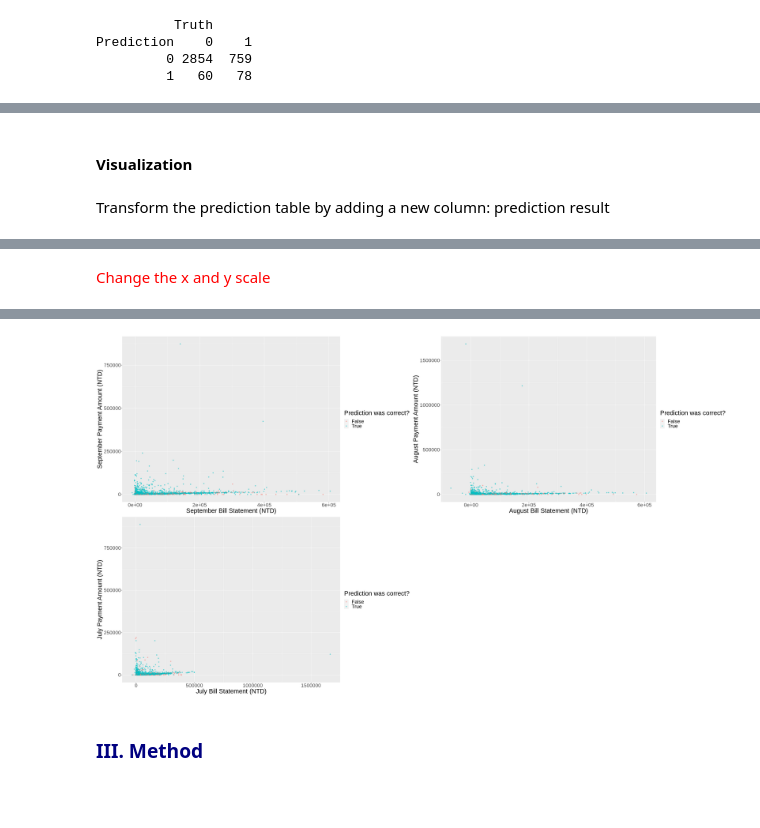
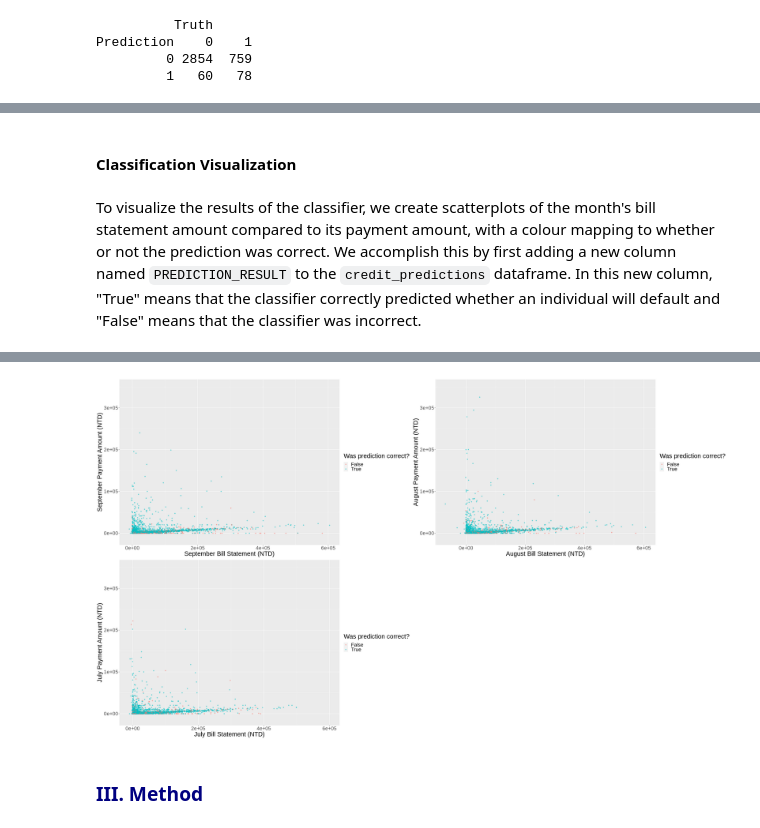
Before and after one commit to steph-feng/DSCI-100-Group-85, a Jupyter notebook: Jessie_Visual_Code.ipynb, the cells around one changed output, grey strips where cells are left out. Drawn from its saved outputs; the diff is of its cells as text; code cells hidden in the pictures; blank space fills up the shorter version.

```diff
--- a/Jessie_Visual_Code.ipynb
+++ b/Jessie_Visual_Code.ipynb
@@ -358,6 +379,6 @@ Prediction    0    1
 # %% [markdown]
-#### <font color='fushsia'> Visualization </font>
+#### <font color='fushsia'> Classification Visualization </font>
-# %% [markdown]
-Transform the prediction table by adding a new column: prediction result
+# %% [markdown]
+To visualize the results of the classifier, we create scatterplots of the month's bill statement amount compared to its payment amount, with a colour mapping to whether or not the prediction was correct. We accomplish this by first adding a new column named `PREDICTION_RESULT` to the `credit_predictions` dataframe. In this new column, "True" means that the classifier correctly predicted whether an individual will default and "False" means that the classifier was incorrect.
 # %%
 credit_predictions_result <- credit_predictions |>
@@ -374,38 +395,41 @@ A tibble: 3751 × 27
 | 0 | 28112 | 210000 | 2 | 2 | 1 | 36 | 0 | 0 | 0 | ⋯ | ... |
 | 0 | 25109 | 230000 | 1 | 2 | 1 | 60 | 0 | 0 | 0 | ⋯ | ... |
 | 0 | 29335 | 100000 | 1 | 1 | 2 | 27 | 0 | 0 | 0 | ⋯ | ... |
-# %% [markdown]
-<font color='red'> Change the x and y scale </red>
 # %%
 #VISUALIZATION
 
 options(repr.plot.width = 35, repr.plot.height = 20)
 
 sept_bill_vs_payment_result <- credit_predictions_result |>
-ggplot(aes(x = BILL_SEPT, y = PAY_SEPT, color = PREDICTION_RESULT)) +
-geom_point(alpha = 0.5) +
-labs(x = "September Bill Statement (NTD)",
-     y = "September Payment Amount (NTD)",
-     color = "Prediction was correct?") +
-theme(text = element_text(size = 25))
+                               ggplot(aes(x = BILL_SEPT, y = PAY_SEPT, color = PREDICTION_RESULT)) +
+                               geom_point(alpha = 0.5) +
+                               labs(x = "September Bill Statement (NTD)",
+                                    y = "September Payment Amount (NTD)",
+                                    color = "Was prediction correct?") +
+                               ylim(c(-10000, 350000)) +
+                               theme(text = element_text(size = 25))
 
 aug_bill_vs_payment_result <- credit_predictions_result |>
-ggplot(aes(x = BILL_AUG, y = PAY_AUG, color = PREDICTION_RESULT)) +
-geom_point(alpha = 0.5) +
-labs(x = "August Bill Statement (NTD)",
-     y = "August Payment Amount (NTD)",
-     color = "Prediction was correct?") +
-theme(text = element_text(size = 25))
+                              ggplot(aes(x = BILL_AUG, y = PAY_AUG, color = PREDICTION_RESULT)) +
+                              geom_point(alpha = 0.5) +
+                              labs(x = "August Bill Statement (NTD)",
+                                   y = "August Payment Amount (NTD)",
+                                   color = "Was prediction correct?") +
+                              ylim(c(-10000, 350000)) +
+                              theme(text = element_text(size = 25))
 
 july_bill_vs_payment_result <- credit_predictions_result |>
-ggplot(aes(x = BILL_JUL, y = PAY_JUL, color = PREDICTION_RESULT)) +
-geom_point(alpha = 0.5) +
-labs(x = "July Bill Statement (NTD)",
-     y = "July Payment Amount (NTD)",
-     color = "Prediction was correct?") +
-theme(text = element_text(size = 25))
+                               ggplot(aes(x = BILL_JUL, y = PAY_JUL, color = PREDICTION_RESULT)) +
+                               geom_point(alpha = 0.5) +
+                               labs(x = "July Bill Statement (NTD)",
+                                    y = "July Payment Amount (NTD)",
+                                    color = "Was prediction correct?") +
+                               xlim(c(-10000, 600000)) +
+                               ylim(c(-10000, 350000)) +
+                               theme(text = element_text(size = 25))
 
-plot_grid(sept_bill_vs_payment_result, aug_bill_vs_payment_result,
+plot_grid(sept_bill_vs_payment_result,
+          aug_bill_vs_payment_result,
           july_bill_vs_payment_result,
           label_size = 40)
 # %% [output]
@@ -412,4 +442,4 @@ plot_grid(sept_bill_vs_payment_result, aug_bill_vs_payment_result,
-[figure, old version]
+[figure, new version]
 # %% [markdown]
 ### <font color='navy'> III. Method </font>
 # %% [markdown]
```
Also changed, not shown: parts of 33 cells of this notebook.
